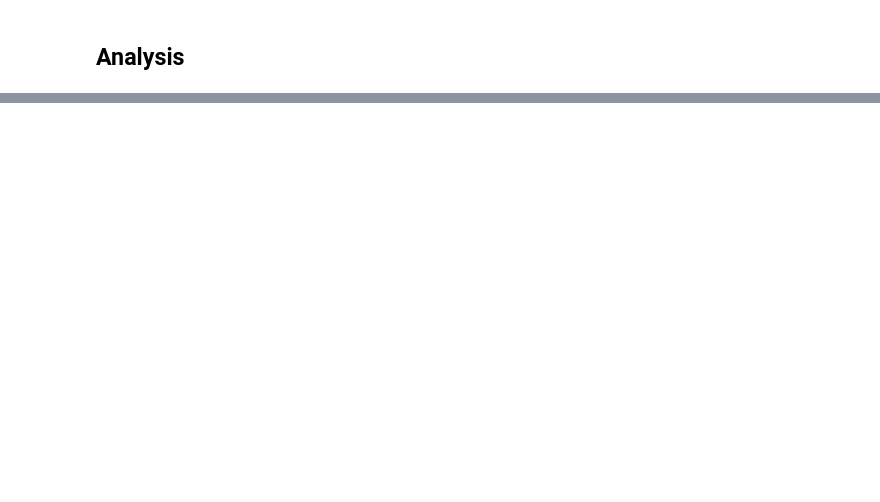
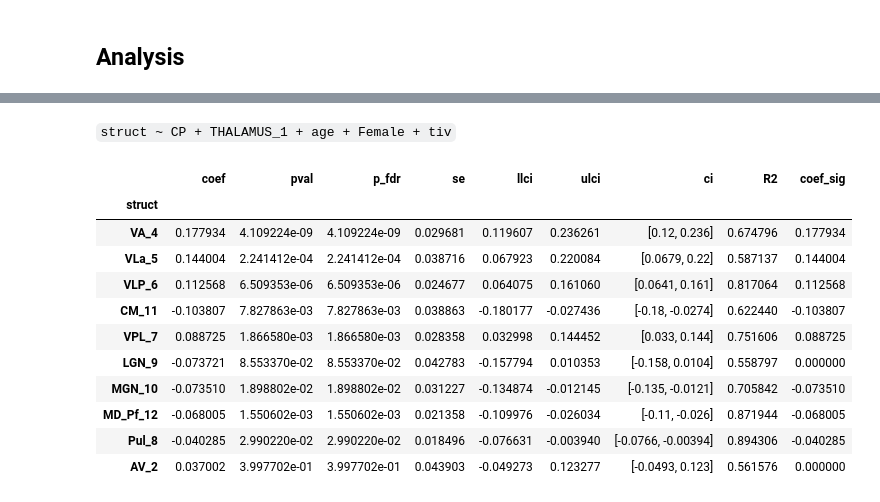
Before and after one commit to srs328/ms_mri, a Jupyter notebook: analysis/thalamus/results/3-CP_and_medial_posterior_atrophy.ipynb, the cells around one changed output, grey strips where cells are left out. Drawn from its saved outputs; the diff is of its cells as text; code cells hidden in the pictures; blank space fills up the shorter version.

```diff
--- a/analysis/thalamus/results/3-CP_and_medial_posterior_atrophy.ipynb
+++ b/analysis/thalamus/results/3-CP_and_medial_posterior_atrophy.ipynb
@@ -397,0 +426,33 @@ display(results.loc[display_order, :])
+# %%
+model_data = df.join(df_thomas)[MS_patients]
+model_data = zscore(model_data)
+
+outcomes = hips_thomas_ref[thalamic_nuclei]
+
+predictor = ["CP"]
+covariates = ["THALAMUS_1", "age", "Female", "tiv"]
+
+_, results = run_regressions_refactored(
+    model_data,
+    outcomes,
+    predictor,
+    covariates
+)
+results = results["CP"]
+display_order = results["coef"].apply(np.abs).sort_values(ascending=False).index
+display(Markdown(f"`struct ~ CP + {" + ".join(covariates)}`"))
+display(results.loc[display_order, :])
+# %% [output]
+`struct ~ CP + THALAMUS_1 + age + Female + tiv`
+|  | coef | pval | p_fdr | se | llci | ulci | ci | R2 | coef_sig |
+| struct |  |  |  |  |  |  |  |  |  |
+| VA_4 | 0.177934 | 4.109224e-09 | 4.109224e-09 | 0.029681 | 0.119607 | 0.236261 | [0.12, 0.236] | 0.674796 | 0.177934 |
+| VLa_5 | 0.144004 | 2.241412e-04 | 2.241412e-04 | 0.038716 | 0.067923 | 0.220084 | [0.0679, 0.22] | 0.587137 | 0.144004 |
+| VLP_6 | 0.112568 | 6.509353e-06 | 6.509353e-06 | 0.024677 | 0.064075 | 0.161060 | [0.0641, 0.161] | 0.817064 | 0.112568 |
+| CM_11 | -0.103807 | 7.827863e-03 | 7.827863e-03 | 0.038863 | -0.180177 | -0.027436 | [-0.18, -0.0274] | 0.622440 | -0.103807 |
+| VPL_7 | 0.088725 | 1.866580e-03 | 1.866580e-03 | 0.028358 | 0.032998 | 0.144452 | [0.033, 0.144] | 0.751606 | 0.088725 |
+| LGN_9 | -0.073721 | 8.553370e-02 | 8.553370e-02 | 0.042783 | -0.157794 | 0.010353 | [-0.158, 0.0104] | 0.558797 | 0.000000 |
+| MGN_10 | -0.073510 | 1.898802e-02 | 1.898802e-02 | 0.031227 | -0.134874 | -0.012145 | [-0.135, -0.0121] | 0.705842 | -0.073510 |
+| MD_Pf_12 | -0.068005 | 1.550602e-03 | 1.550602e-03 | 0.021358 | -0.109976 | -0.026034 | [-0.11, -0.026] | 0.871944 | -0.068005 |
+| Pul_8 | -0.040285 | 2.990220e-02 | 2.990220e-02 | 0.018496 | -0.076631 | -0.003940 | [-0.0766, -0.00394] | 0.894306 | -0.040285 |
+| AV_2 | 0.037002 | 3.997702e-01 | 3.997702e-01 | 0.043903 | -0.049273 | 0.123277 | [-0.0493, 0.123] | 0.561576 | 0.000000 |
```
Also changed, not shown: parts of 4 cells of this notebook, 1 other file.
